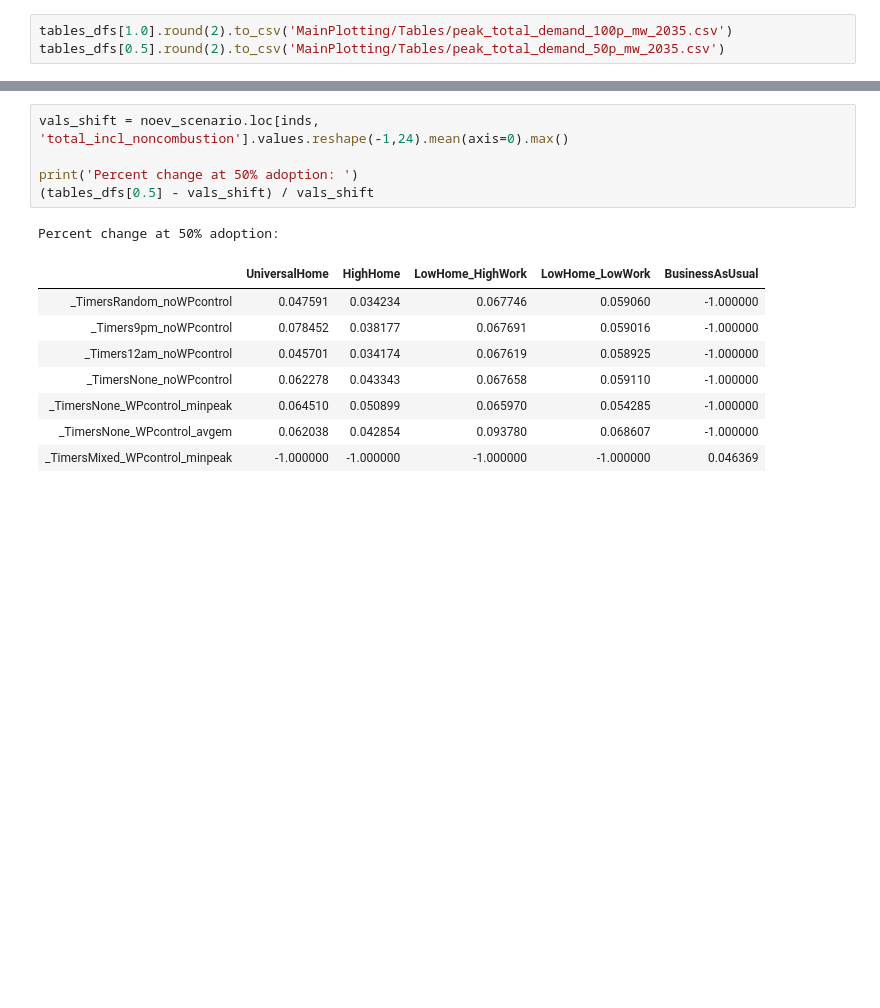
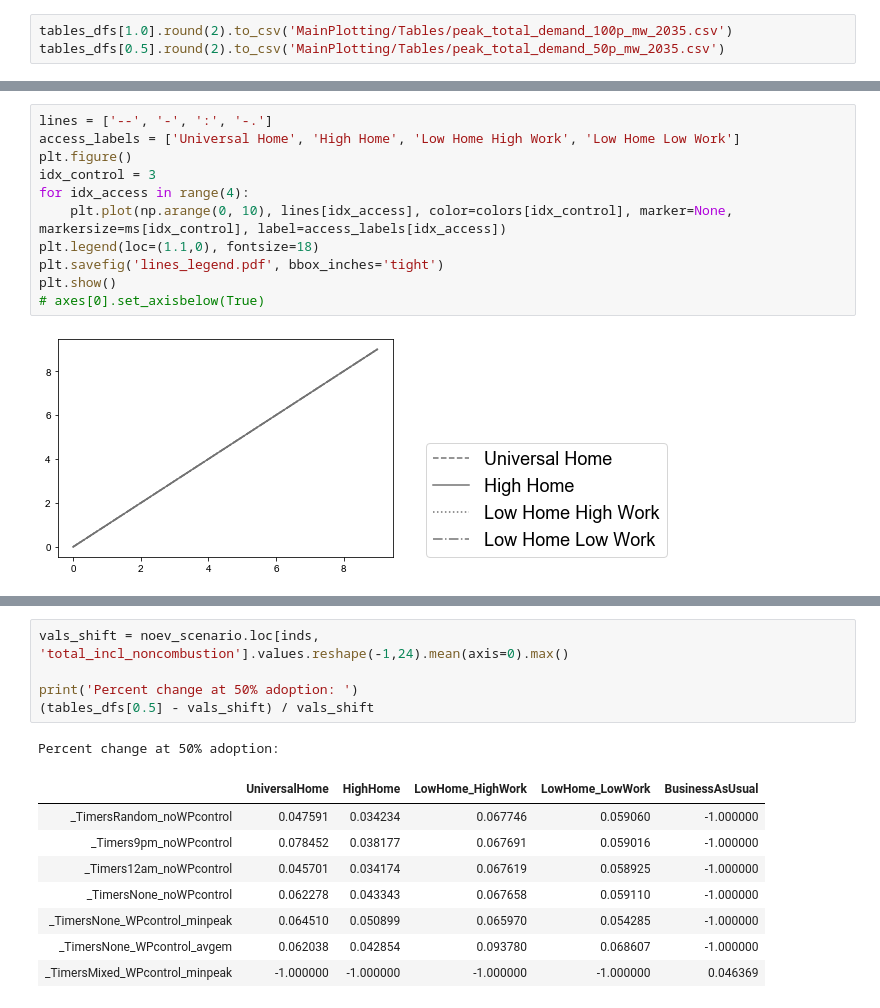
Before and after one commit to SiobhanPowell/speech-grid-impact, a Jupyter notebook: GridModel_GridImpact/MainPlotting/paperfig2b_changingpenlevel_peaks.ipynb, the cells around one changed output, grey strips where cells are left out. Saved outputs shown, nothing was run; the diff lists cells and outputs as text; blank space fills up the shorter version.

```diff
--- a/GridModel_GridImpact/MainPlotting/paperfig2b_changingpenlevel_peaks.ipynb
+++ b/GridModel_GridImpact/MainPlotting/paperfig2b_changingpenlevel_peaks.ipynb
@@ -127,3 +142,16 @@ tables_dfs[0.5].round(2).to_csv('MainPlotting/Tables/peak_total_demand_50p_mw_20
+# %%
+lines = ['--', '-', ':', '-.']
+access_labels = ['Universal Home', 'High Home', 'Low Home High Work', 'Low Home Low Work']
+plt.figure()
+idx_control = 3
+for idx_access in range(4):
+    plt.plot(np.arange(0, 10), lines[idx_access], color=colors[idx_control], marker=None,  markersize=ms[idx_control], label=access_labels[idx_access])
+plt.legend(loc=(1.1,0), fontsize=18)
+plt.savefig('lines_legend.pdf', bbox_inches='tight')
+plt.show()
+# axes[0].set_axisbelow(True)
+# %% [output]
+[figure, added]
 # %%
 plt.plot(np.arange(0, 24), noev_scenario.loc[pd.to_datetime(noev_scenario['datetime']).dt.weekday.isin([0,1,2,3,4])]['total_incl_noncombustion'].values.reshape(-1, 24).mean(axis=0))
 plt.xticks(np.arange(0, 24))
```
Also changed, not shown: parts of 6 cells of this notebook.
